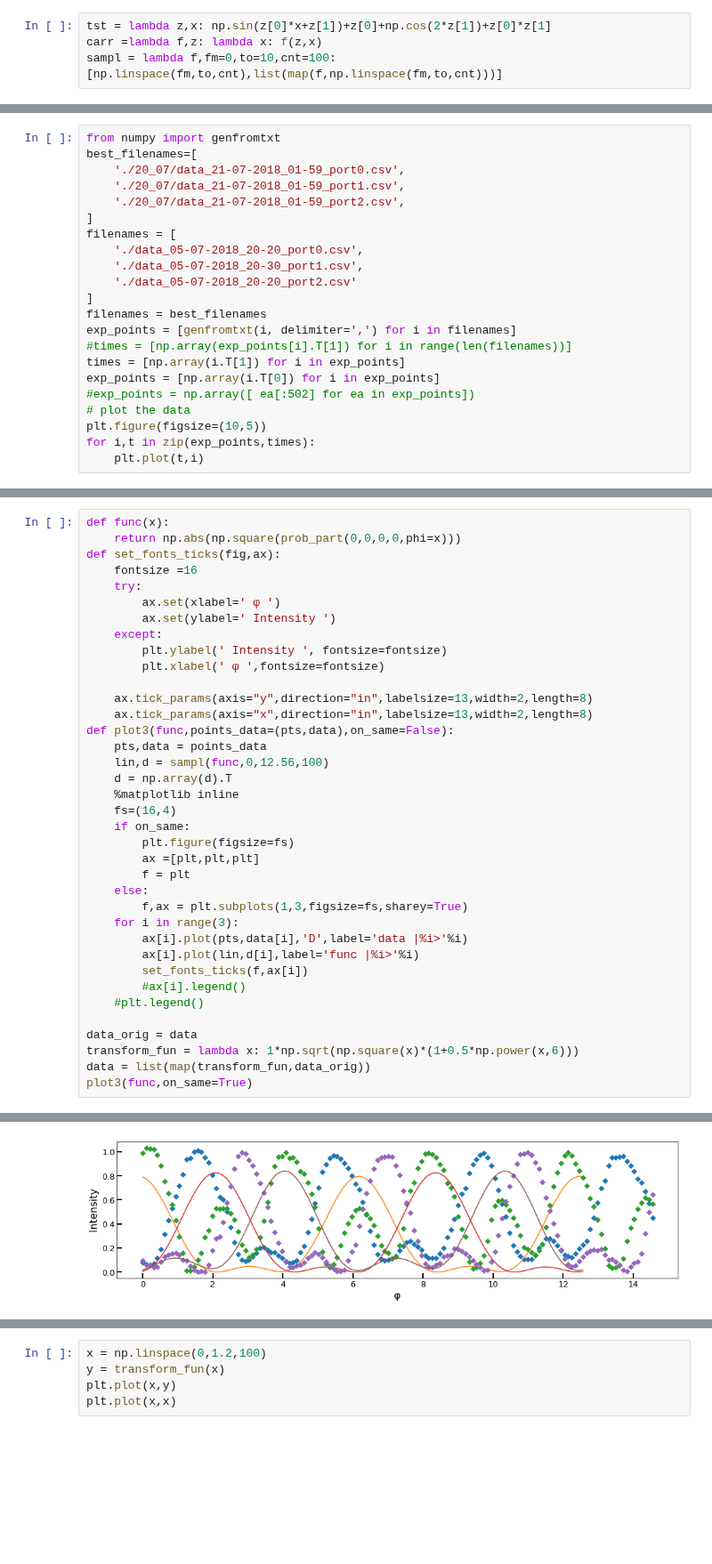
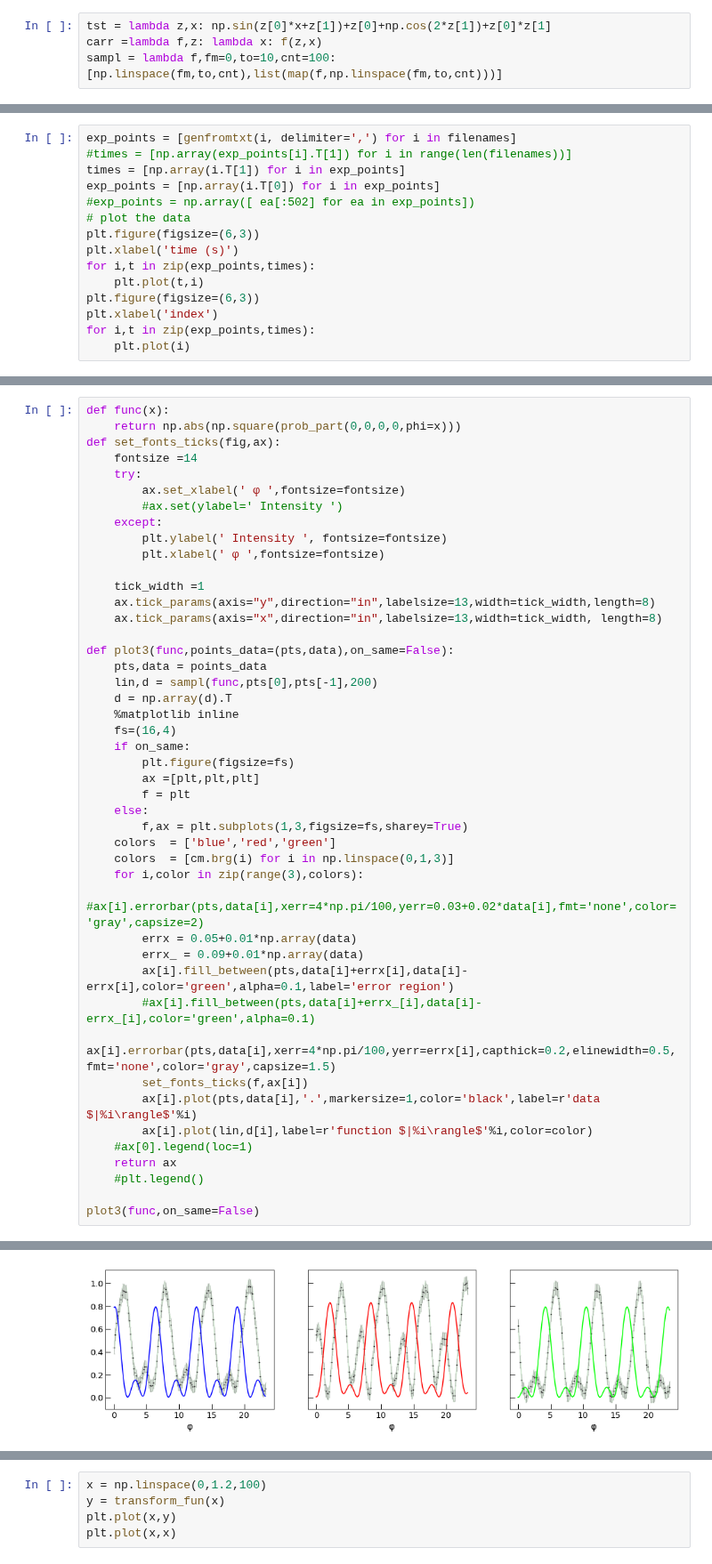
Before and after one commit to DaniloZZZ/quantTechLab, a Jupyter notebook: Fit/Vis-Anneal.ipynb, the cells around one changed output, grey strips where cells are left out. Shown at 89% size. Saved outputs shown, nothing was run; the diff lists cells and outputs as text; blank space fills up the shorter version.

```diff
--- a/Fit/Vis-Anneal.ipynb
+++ b/Fit/Vis-Anneal.ipynb
@@ -19,23 +65,16 @@ sampl = lambda f,fm=0,to=10,cnt=100: [np.linspace(fm,to,cnt),list(map(f,np.linsp
 # %%
-from numpy import genfromtxt
-best_filenames=[
-    './20_07/data_21-07-2018_01-59_port0.csv',
-    './20_07/data_21-07-2018_01-59_port1.csv',
-    './20_07/data_21-07-2018_01-59_port2.csv',
-]
-filenames = [
-    './data_05-07-2018_20-20_port0.csv',
-    './data_05-07-2018_20-30_port1.csv',
-    './data_05-07-2018_20-20_port2.csv'
-]
-filenames = best_filenames
 exp_points = [genfromtxt(i, delimiter=',') for i in filenames]
 #times = [np.array(exp_points[i].T[1]) for i in range(len(filenames))]
 times = [np.array(i.T[1]) for i in exp_points]
 exp_points = [np.array(i.T[0]) for i in exp_points]
 #exp_points = np.array([ ea[:502] for ea in exp_points])
 # plot the data
-plt.figure(figsize=(10,5))
+plt.figure(figsize=(6,3))
+plt.xlabel('time (s)')
 for i,t in zip(exp_points,times):
     plt.plot(t,i)
+plt.figure(figsize=(6,3))
+plt.xlabel('index')
+for i,t in zip(exp_points,times):
+    plt.plot(i)
 # %% [output]
@@ -90,19 +130,21 @@ plt.plot(data[0][14:30])
 def func(x):
     return np.abs(np.square(prob_part(0,0,0,0,phi=x)))
 def set_fonts_ticks(fig,ax):
-    fontsize =16
+    fontsize =14
     try:
-        ax.set(xlabel=' φ ')
-        ax.set(ylabel=' Intensity ')
+        ax.set_xlabel(' φ ',fontsize=fontsize)
+        #ax.set(ylabel=' Intensity ')
     except:
         plt.ylabel(' Intensity ', fontsize=fontsize)
         plt.xlabel(' φ ',fontsize=fontsize)
 
-    ax.tick_params(axis="y",direction="in",labelsize=13,width=2,length=8)
-    ax.tick_params(axis="x",direction="in",labelsize=13,width=2,length=8)
+    tick_width =1
+    ax.tick_params(axis="y",direction="in",labelsize=13,width=tick_width,length=8)
+    ax.tick_params(axis="x",direction="in",labelsize=13,width=tick_width, length=8)
+
 def plot3(func,points_data=(pts,data),on_same=False):
     pts,data = points_data
-    lin,d = sampl(func,0,12.56,100)
+    lin,d = sampl(func,pts[0],pts[-1],200)
     d = np.array(d).T
     %matplotlib inline
     fs=(16,4)
@@ -112,15 +154,21 @@ def plot3(func,points_data=(pts,data),on_same=False):
         f = plt
     else:
         f,ax = plt.subplots(1,3,figsize=fs,sharey=True)
-    for i in range(3):
-        ax[i].plot(pts,data[i],'D',label='data |%i>'%i)
-        ax[i].plot(lin,d[i],label='func |%i>'%i)
+    colors  = ['blue','red','green']
+    colors  = [cm.brg(i) for i in np.linspace(0,1,3)]
+    for i,color in zip(range(3),colors):
+        #ax[i].errorbar(pts,data[i],xerr=4*np.pi/100,yerr=0.03+0.02*data[i],fmt='none',color='gray',capsize=2)
+        errx = 0.05+0.01*np.array(data)
+        errx_ = 0.09+0.01*np.array(data)
+        ax[i].fill_between(pts,data[i]+errx[i],data[i]-errx[i],color='green',alpha=0.1,label='error region')
+        #ax[i].fill_between(pts,data[i]+errx_[i],data[i]-errx_[i],color='green',alpha=0.1)
+        ax[i].errorbar(pts,data[i],xerr=4*np.pi/100,yerr=errx[i],capthick=0.2,elinewidth=0.5,fmt='none',color='gray',capsize=1.5)
         set_fonts_ticks(f,ax[i])
-        #ax[i].legend()
+        ax[i].plot(pts,data[i],'.',markersize=1,color='black',label=r'data $|%i\rangle$'%i)
+        ax[i].plot(lin,d[i],label=r'function $|%i\rangle$'%i,color=color)
+    #ax[0].legend(loc=1)
+    return ax
     #plt.legend()
 
-data_orig = data
-transform_fun = lambda x: 1*np.sqrt(np.square(x)*(1+0.5*np.power(x,6)))
-data = list(map(transform_fun,data_orig))
-plot3(func,on_same=True)
+plot3(func,on_same=False)
 # %% [output]
@@ -127 +179 @@ plot3(func,on_same=True)
-[figure, old version]
+[figure, new version]
```
Also changed, not shown: parts of 26 cells of this notebook, 5 other files.
